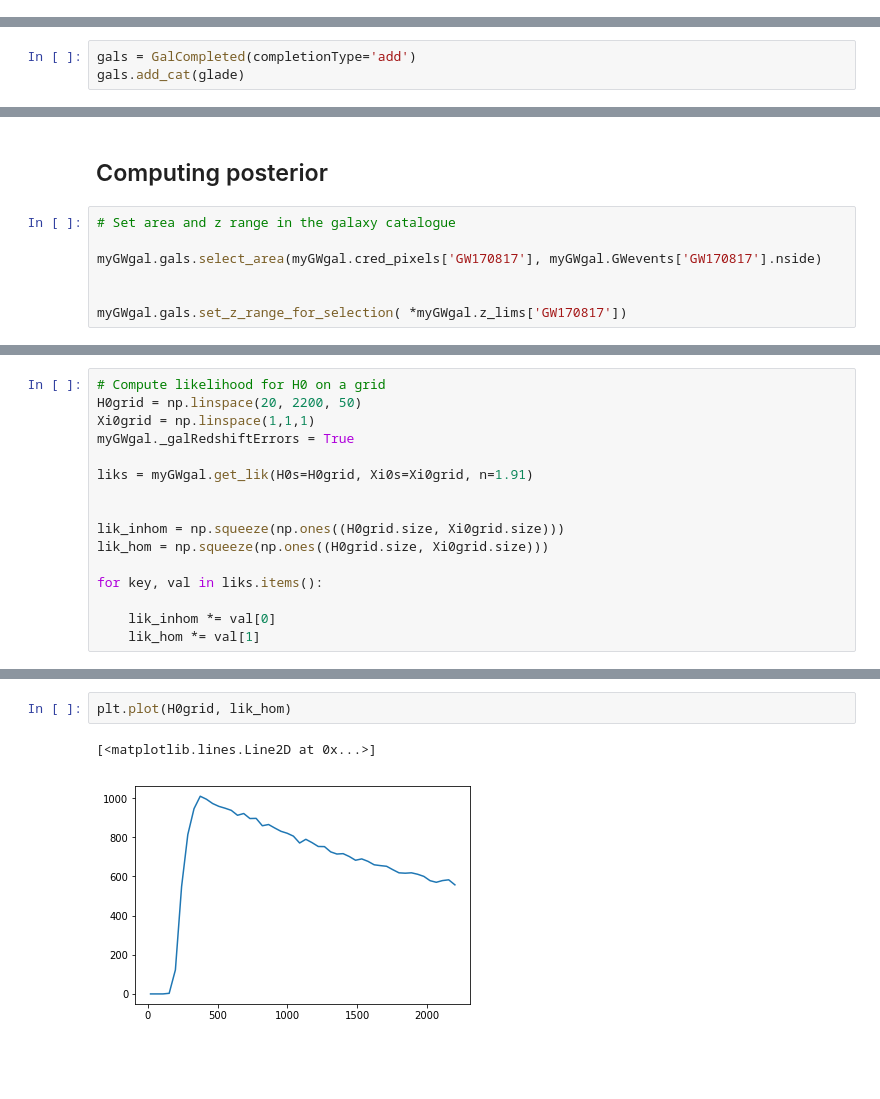
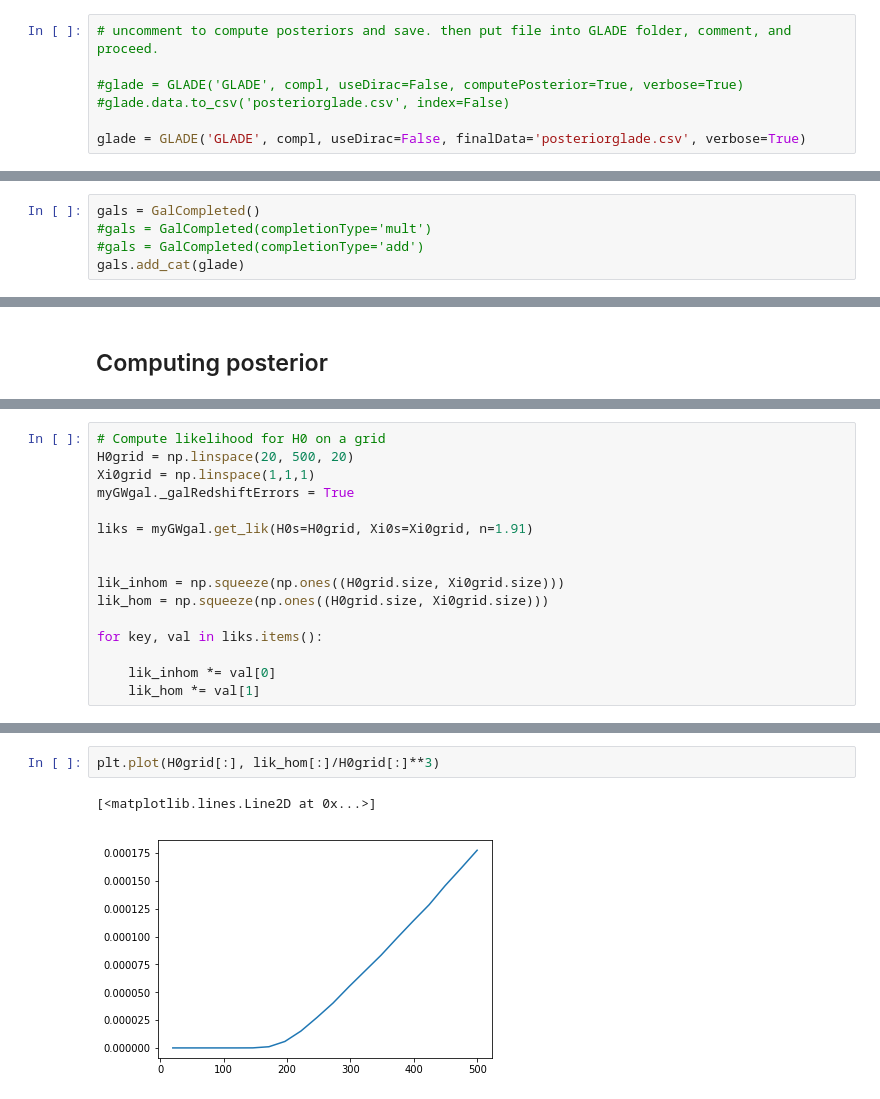
Before and after one commit to CosmoStatGW/DarkSirensStat, a Jupyter notebook: notebooks/Xi0Stat_tutorial.ipynb, the cells around one changed output, grey strips where cells are left out. Cells and saved outputs as stored; diff of their text form; blank space fills up the shorter version.

```diff
--- a/notebooks/Xi0Stat_tutorial.ipynb
+++ b/notebooks/Xi0Stat_tutorial.ipynb
@@ -106,0 +88,7 @@ Done.
+# %%
+# uncomment to compute posteriors and save. then put file into GLADE folder, comment, and proceed.
+
+#glade = GLADE('GLADE', compl, useDirac=False, computePosterior=True, verbose=True)
+#glade.data.to_csv('posteriorglade.csv', index=False)
+
+glade = GLADE('GLADE', compl, useDirac=False, finalData='posteriorglade.csv', verbose=True)
@@ -107,5 +103,7 @@ Done.
 # %%
-gals = GalCompleted(completionType='add')
+gals = GalCompleted()
+#gals = GalCompleted(completionType='mult')
+#gals = GalCompleted(completionType='add')
 gals.add_cat(glade)
 # %% [markdown]
 ## GWgal
@@ -128,9 +120,2 @@ myGWgal.z_lims
 # %% [markdown]
 ## Computing posterior
-# %%
-# Set area and z range in the galaxy catalogue
-
-myGWgal.gals.select_area(myGWgal.cred_pixels['GW170817'], myGWgal.GWevents['GW170817'].nside)
-
-
-myGWgal.gals.set_z_range_for_selection( *myGWgal.z_lims['GW170817'])
@@ -142,6 +122,6 @@ Setting z range of the catalogue between 0.0010314992453354975, 0.04593987289261
 # %%
 # Compute likelihood for H0 on a grid
-H0grid = np.linspace(20, 2200, 50)
+H0grid = np.linspace(20, 500, 20)
 Xi0grid = np.linspace(1,1,1)
 myGWgal._galRedshiftErrors = True
 
@@ -181,5 +170,5 @@ plt.show()
 # %%
-plt.plot(H0grid, lik_hom)
+plt.plot(H0grid[:], lik_hom[:]/H0grid[:]**3)
 # %% [output]
 [<matplotlib.lines.Line2D at 0x...>]
-[figure, old version]
+[figure, new version]
```
Also changed, not shown: parts of 12 cells of this notebook, 3 other files.
